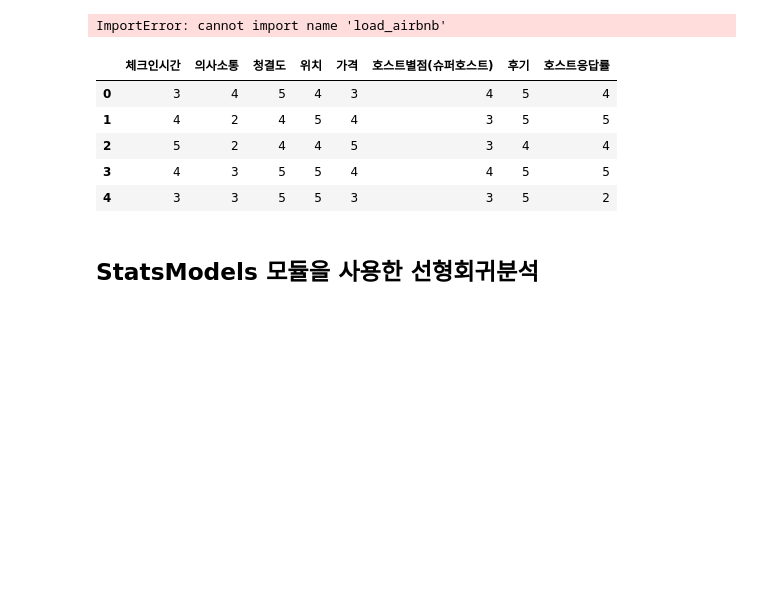
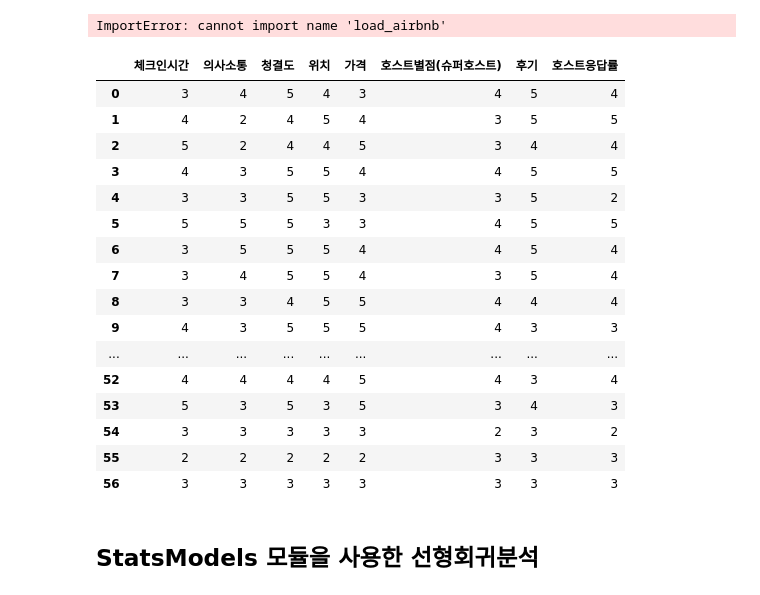
Before and after one commit to roseyoula/MGT_database, a Jupyter notebook: 팀플 - 에어비앤비/에어비앤비.ipynb, the cells around one changed output. Cells and saved outputs as stored; diff of their text form; code cells hidden in the pictures; blank space fills up the shorter version.

```diff
--- a/팀플 - 에어비앤비/에어비앤비.ipynb
+++ b/팀플 - 에어비앤비/에어비앤비.ipynb
@@ -53,16 +52,27 @@ import numpy as np
 # %%
 # 데이터 로드 ---- 왜 위에서 5개만????  / 왜 0부터 시작??
 airbnb=pd.read_csv('airbnb_survey.csv',
                          encoding='euc-kr',
                          thousands=',')
-airbnb.head()
+airbnb
 # %% [output]
 |  | 체크인시간 | 의사소통 | 청결도 | 위치 | 가격 | 호스트별점(슈퍼호스트) | 후기 | 호스트응답률 |
 | 0 | 3 | 4 | 5 | 4 | 3 | 4 | 5 | 4 |
 | 1 | 4 | 2 | 4 | 5 | 4 | 3 | 5 | 5 |
 | 2 | 5 | 2 | 4 | 4 | 5 | 3 | 4 | 4 |
 | 3 | 4 | 3 | 5 | 5 | 4 | 4 | 5 | 5 |
 | 4 | 3 | 3 | 5 | 5 | 3 | 3 | 5 | 2 |
+| 5 | 5 | 5 | 5 | 3 | 3 | 4 | 5 | 5 |
+| 6 | 3 | 5 | 5 | 5 | 4 | 4 | 5 | 4 |
+| 7 | 3 | 4 | 5 | 5 | 4 | 3 | 5 | 4 |
+| 8 | 3 | 3 | 4 | 5 | 5 | 4 | 4 | 4 |
+| 9 | 4 | 3 | 5 | 5 | 5 | 4 | 3 | 3 |
+| ... | ... | ... | ... | ... | ... | ... | ... | ... |
+| 52 | 4 | 4 | 4 | 4 | 5 | 4 | 3 | 4 |
+| 53 | 5 | 3 | 5 | 3 | 5 | 3 | 4 | 3 |
+| 54 | 3 | 3 | 3 | 3 | 3 | 2 | 3 | 2 |
+| 55 | 2 | 2 | 2 | 2 | 2 | 3 | 3 | 3 |
+| 56 | 3 | 3 | 3 | 3 | 3 | 3 | 3 | 3 |
 # %%
 import matplotlib.pyplot as plt
 %matplotlib inline
```
Also changed, not shown: parts of 1 cell of this notebook, 15 other files.
